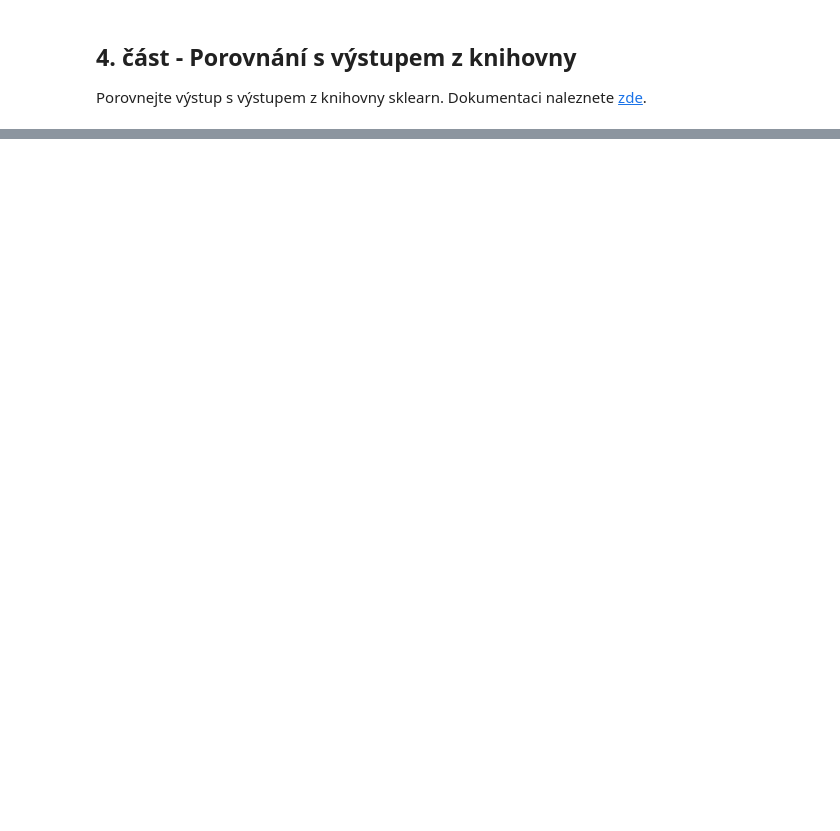
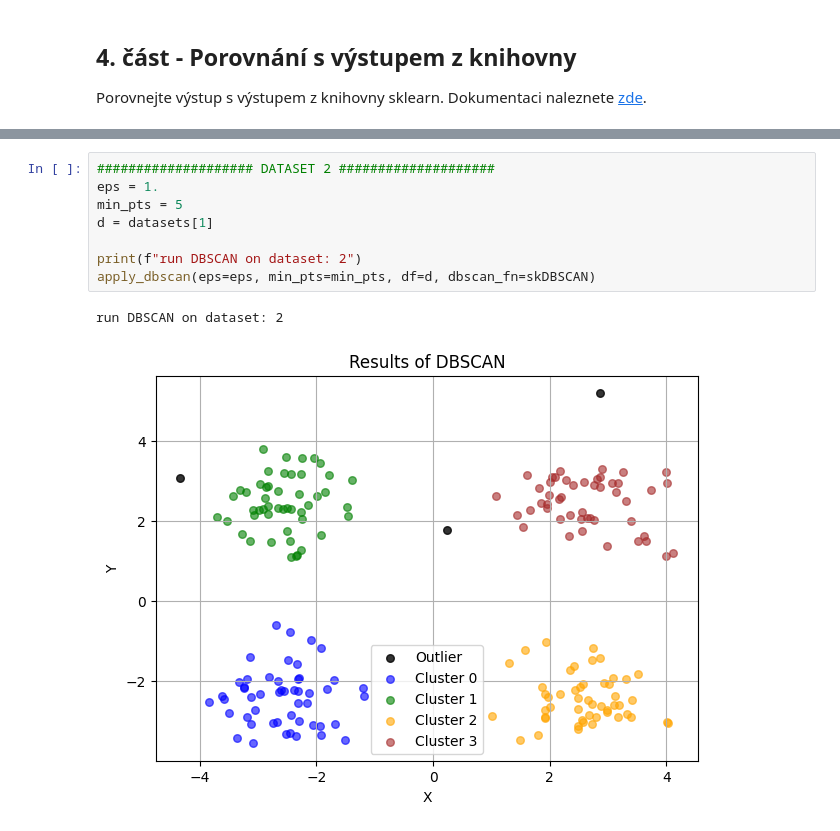
Before and after one commit to KyryloYefremov/TUL-MVD-2024-25, a Jupyter notebook: cv08/MVD 8. cvičení.ipynb, the cells around one changed output, grey strips where cells are left out. Drawn from its saved outputs; the diff is of its cells as text; blank space fills up the shorter version.

```diff
--- a/cv08/MVD 8. cvičení.ipynb
+++ b/cv08/MVD 8. cvičení.ipynb
@@ -255,0 +235,11 @@ from sklearn.cluster import DBSCAN
+# %%
+#################### DATASET 2 ####################
+eps = 1.
+min_pts = 5
+d = datasets[1]
+
+print(f"run DBSCAN on dataset: 2")
+apply_dbscan(eps=eps, min_pts=min_pts, df=d, dbscan_fn=skDBSCAN)
+# %% [output]
+run DBSCAN on dataset: 2
+[figure, added]
```
Also changed, not shown: parts of 13 cells of this notebook.
